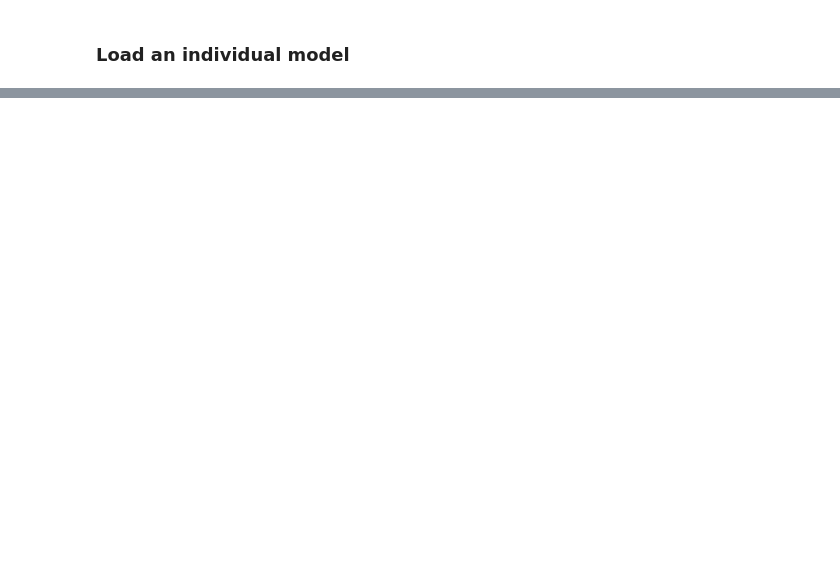
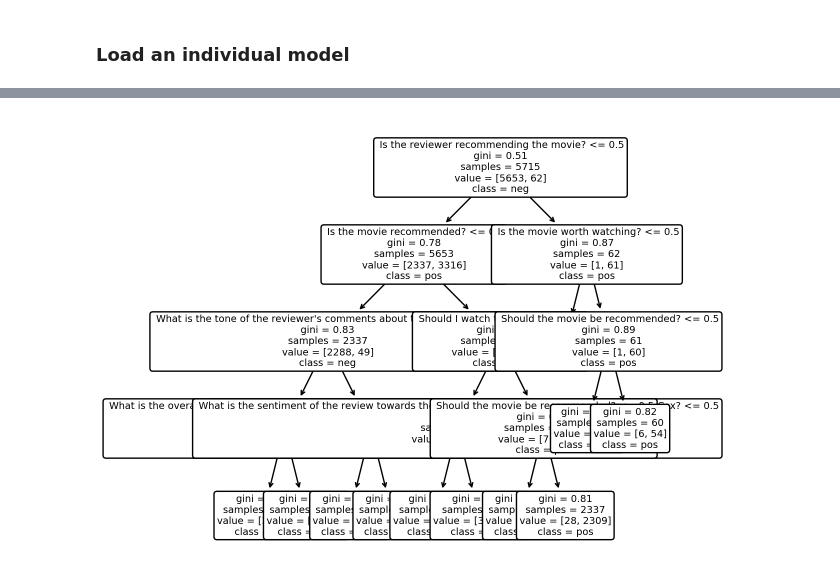
Before and after one commit to csinva/tree-prompt-experiments, a Jupyter notebook: notebooks/02_inspect_model.ipynb, the cells around one changed output, grey strips where cells are left out. Saved outputs shown, nothing was run; the diff lists cells and outputs as text; code cells hidden in the pictures; blank space fills up the shorter version.

```diff
--- a/notebooks/02_inspect_model.ipynb
+++ b/notebooks/02_inspect_model.ipynb
@@ -17,10 +17,12 @@ from sklearn.tree import plot_tree
 import sys
 import numpy as np
 import viz
-import llm_tree.data
+# import llm_tree.data
 import imodelsx
 import sklearn.tree
 sys.path.append('../experiments/')
-results_dir = '/home/chansingh/mntv1/tree-prompt/mar17'
+
+results_dir = '/home/jxm3/research/prompting/tree-prompt/results/tree-prompt/jun4'
+# cache_prompt_features_dir = '/home/jxm3/research/prompting/tree-prompt/cache_prompt_features'
 
 r = imodelsx.process_results.get_results_df(results_dir, use_cached=False)
@@ -27,6 +71,6 @@ r = imodelsx.process_results.get_results_df(results_dir, use_cached=False)
 # %%
 # select a single model
-rd = r
-rd = rd[rd.num_prompts == 7]
-run_args = rd.iloc[0]
+rd = r[(r['checkpoint'] == 'EleutherAI/gpt-j-6B') & (r['max_depth'] == 5)]
+# run_args = rd.iloc[1]
+run_args = rd.sort_values(by='accuracy_test', ascending=False).iloc[0]
 model_name = run_args.model_name
@@ -49,0 +114,6 @@ plt.show()
+# %%
+sklearn.tree.plot_tree(dt, feature_names=feat_names, class_names=['neg', 'pos'],
+                        precision=2, rounded=True, fontsize=7)
+plt.show()
+# %% [output]
+[figure, added]
```
Also changed, not shown: parts of 9 cells of this notebook, 6 other files.
